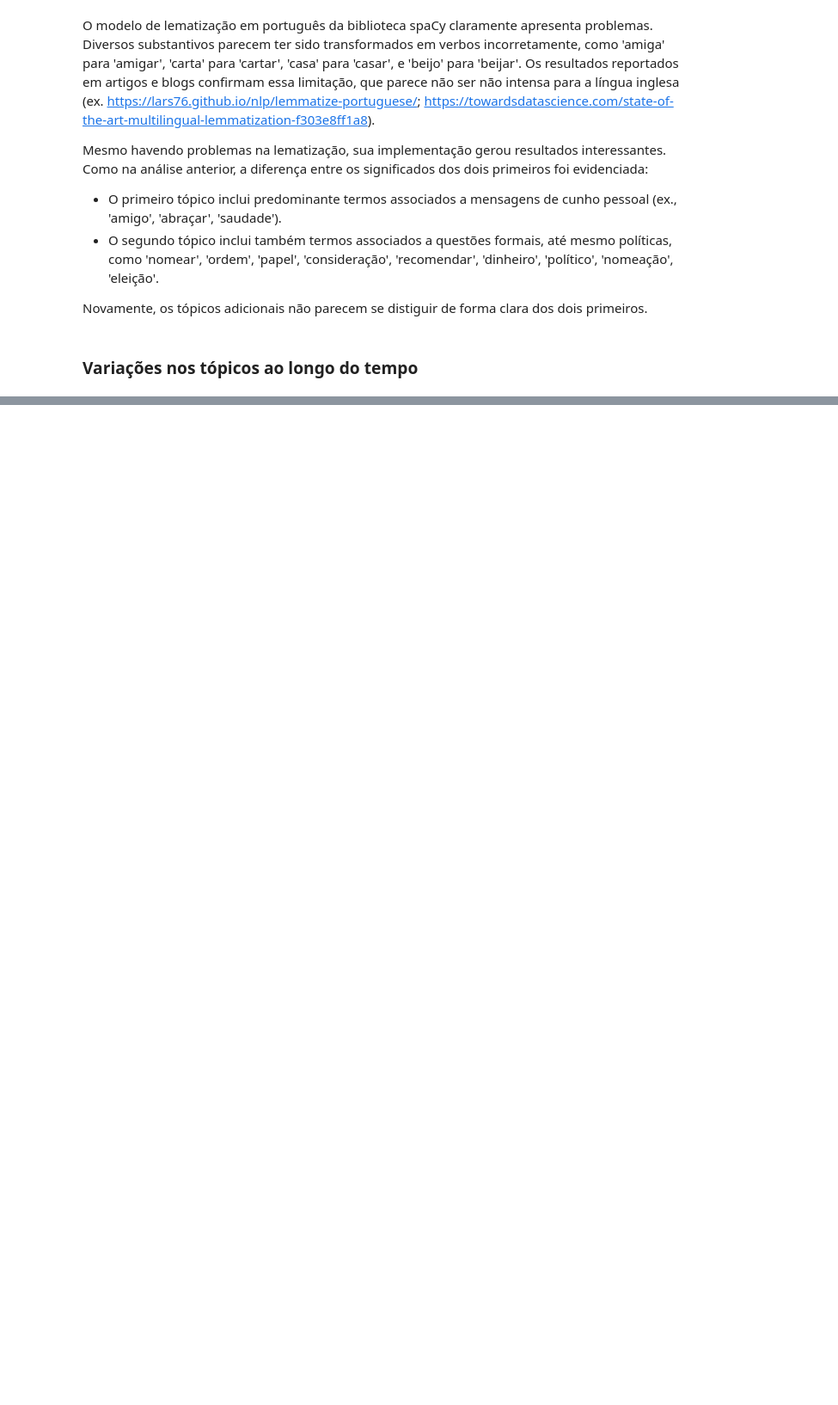
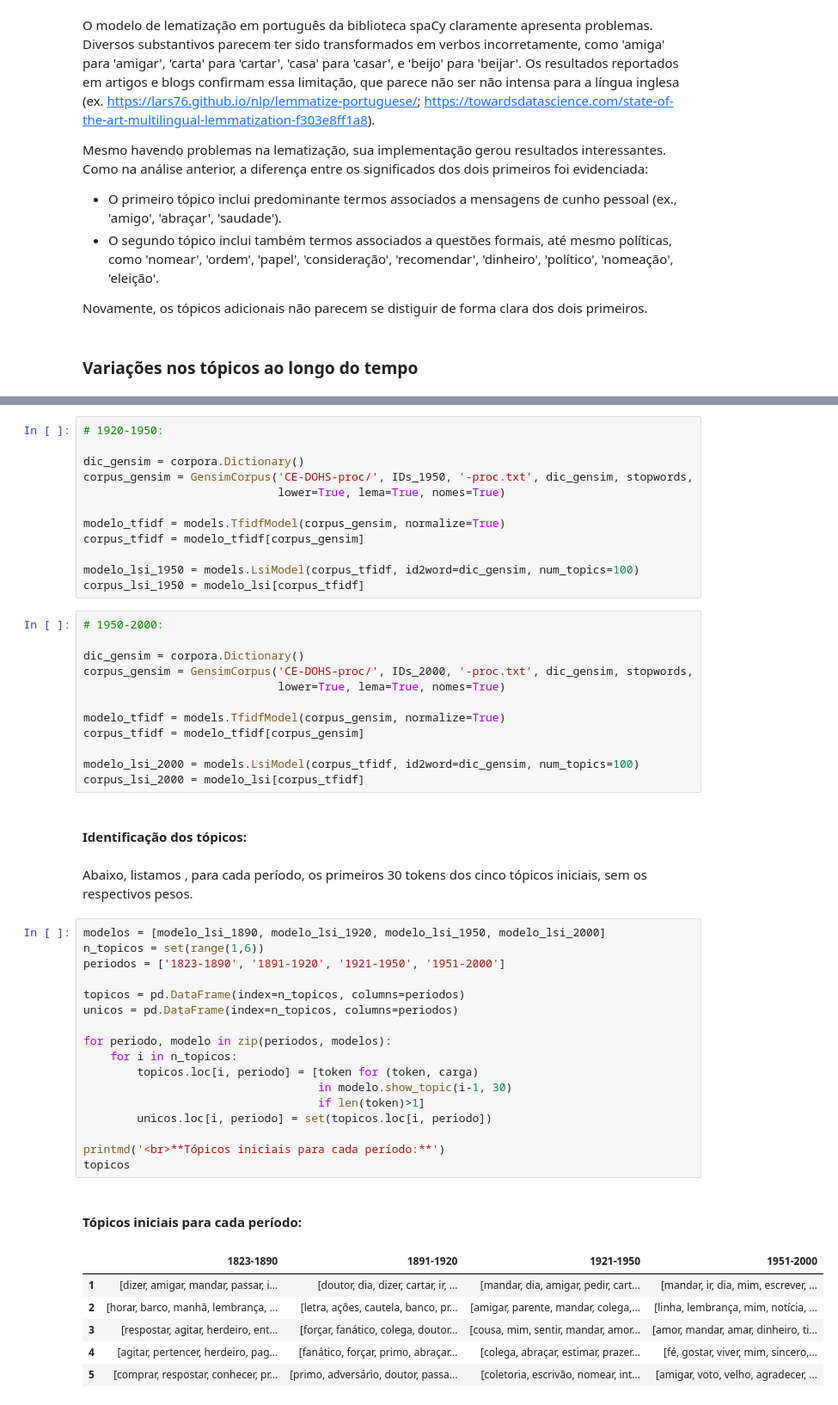
Before and after one commit to vmorenojr/CE-DOHS, a Jupyter notebook: Cartas v4.ipynb, the cells around one changed output, grey strips where cells are left out. Shown at 86% size. Drawn from its saved outputs; the diff is of its cells as text; blank space fills up the shorter version.

```diff
--- a/Cartas v4.ipynb
+++ b/Cartas v4.ipynb
@@ -924,0 +1003,53 @@ Novamente, os tópicos adicionais não parecem se distiguir de forma clara dos d
+# %%
+# 1920-1950:
+
+dic_gensim = corpora.Dictionary()
+corpus_gensim = GensimCorpus('CE-DOHS-proc/', IDs_1950, '-proc.txt', dic_gensim, stopwords,
+                             lower=True, lema=True, nomes=True)
+
+modelo_tfidf = models.TfidfModel(corpus_gensim, normalize=True)
+corpus_tfidf = modelo_tfidf[corpus_gensim]
+
+modelo_lsi_1950 = models.LsiModel(corpus_tfidf, id2word=dic_gensim, num_topics=100)
+corpus_lsi_1950 = modelo_lsi[corpus_tfidf]
+# %%
+# 1950-2000:
+
+dic_gensim = corpora.Dictionary()
+corpus_gensim = GensimCorpus('CE-DOHS-proc/', IDs_2000, '-proc.txt', dic_gensim, stopwords,
+                             lower=True, lema=True, nomes=True)
+
+modelo_tfidf = models.TfidfModel(corpus_gensim, normalize=True)
+corpus_tfidf = modelo_tfidf[corpus_gensim]
+
+modelo_lsi_2000 = models.LsiModel(corpus_tfidf, id2word=dic_gensim, num_topics=100)
+corpus_lsi_2000 = modelo_lsi[corpus_tfidf]
+# %% [markdown]
+<br>**Identificação dos tópicos:**
+# %% [markdown]
+Abaixo, listamos , para cada período, os primeiros 30 tokens dos cinco tópicos iniciais, sem os respectivos pesos.
+# %%
+modelos = [modelo_lsi_1890, modelo_lsi_1920, modelo_lsi_1950, modelo_lsi_2000]
+n_topicos = set(range(1,6))
+periodos = ['1823-1890', '1891-1920', '1921-1950', '1951-2000']
+
+topicos = pd.DataFrame(index=n_topicos, columns=periodos)
+unicos = pd.DataFrame(index=n_topicos, columns=periodos)
+
+for periodo, modelo in zip(periodos, modelos):
+    for i in n_topicos:
+        topicos.loc[i, periodo] = [token for (token, carga)
+                                   in modelo.show_topic(i-1, 30)
+                                   if len(token)>1]
+        unicos.loc[i, periodo] = set(topicos.loc[i, periodo])
+
+printmd('<br>**Tópicos iniciais para cada período:**')
+topicos
+# %% [output]
+<br>**Tópicos iniciais para cada período:**
+|  | 1823-1890 | 1891-1920 | 1921-1950 | 1951-2000 |
+| 1 | [dizer, amigar, mandar, passar, i... | [doutor, dia, dizer, cartar, ir, ... | [mandar, dia, amigar, pedir, cart... | [mandar, ir, dia, mim, escrever, ... |
+| 2 | [horar, barco, manhã, lembrança, ... | [letra, ações, cautela, banco, pr... | [amigar, parente, mandar, colega,... | [linha, lembrança, mim, notícia, ... |
+| 3 | [respostar, agitar, herdeiro, ent... | [forçar, fanático, colega, doutor... | [cousa, mim, sentir, mandar, amor... | [amor, mandar, amar, dinheiro, ti... |
+| 4 | [agitar, pertencer, herdeiro, pag... | [fanático, forçar, primo, abraçar... | [colega, abraçar, estimar, prazer... | [fé, gostar, viver, mim, sincero,... |
+| 5 | [comprar, respostar, conhecer, pr... | [primo, adversário, doutor, passa... | [coletoria, escrivão, nomear, int... | [amigar, voto, velho, agradecer, ... |
```
Also changed, not shown: parts of 31 cells of this notebook.
